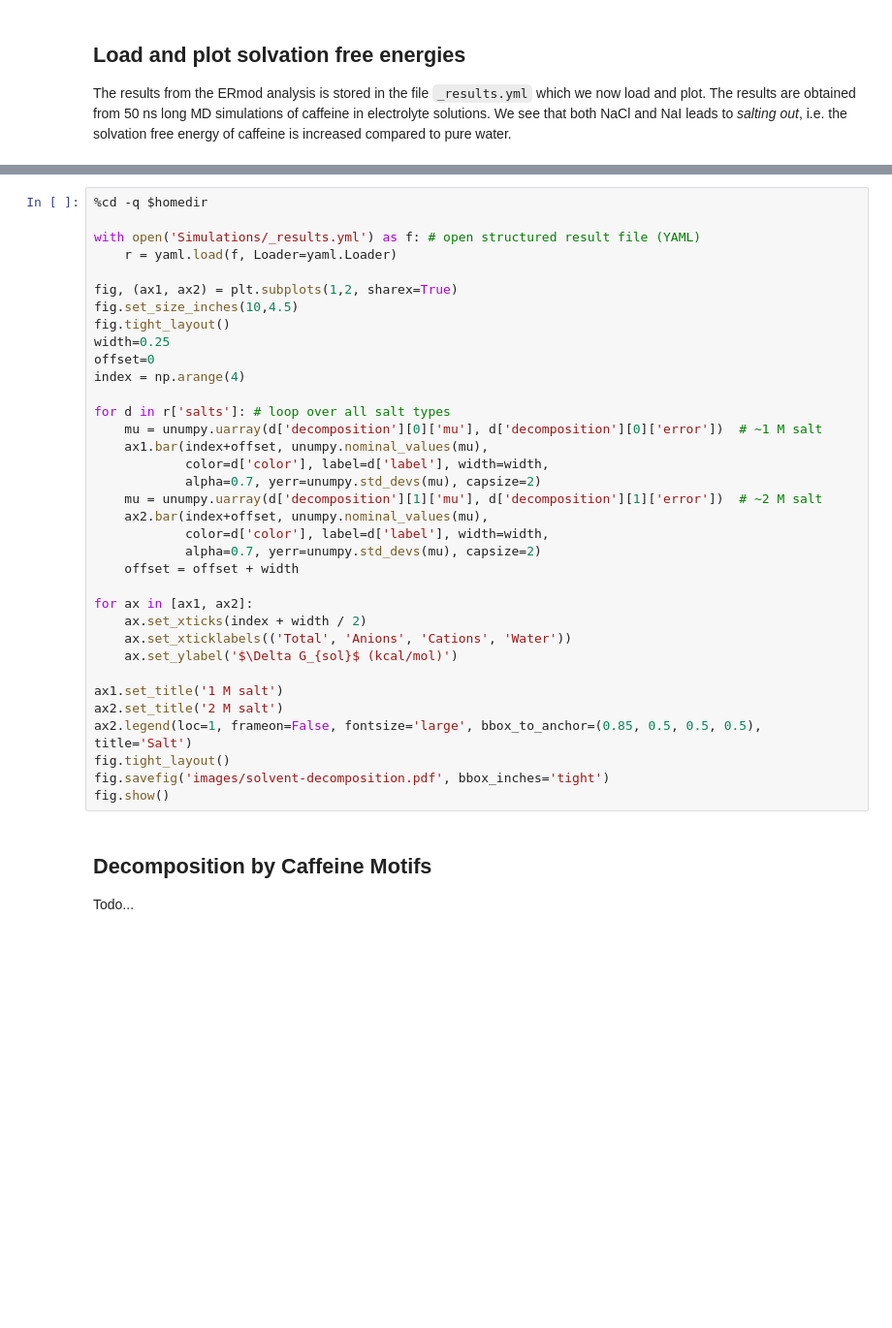
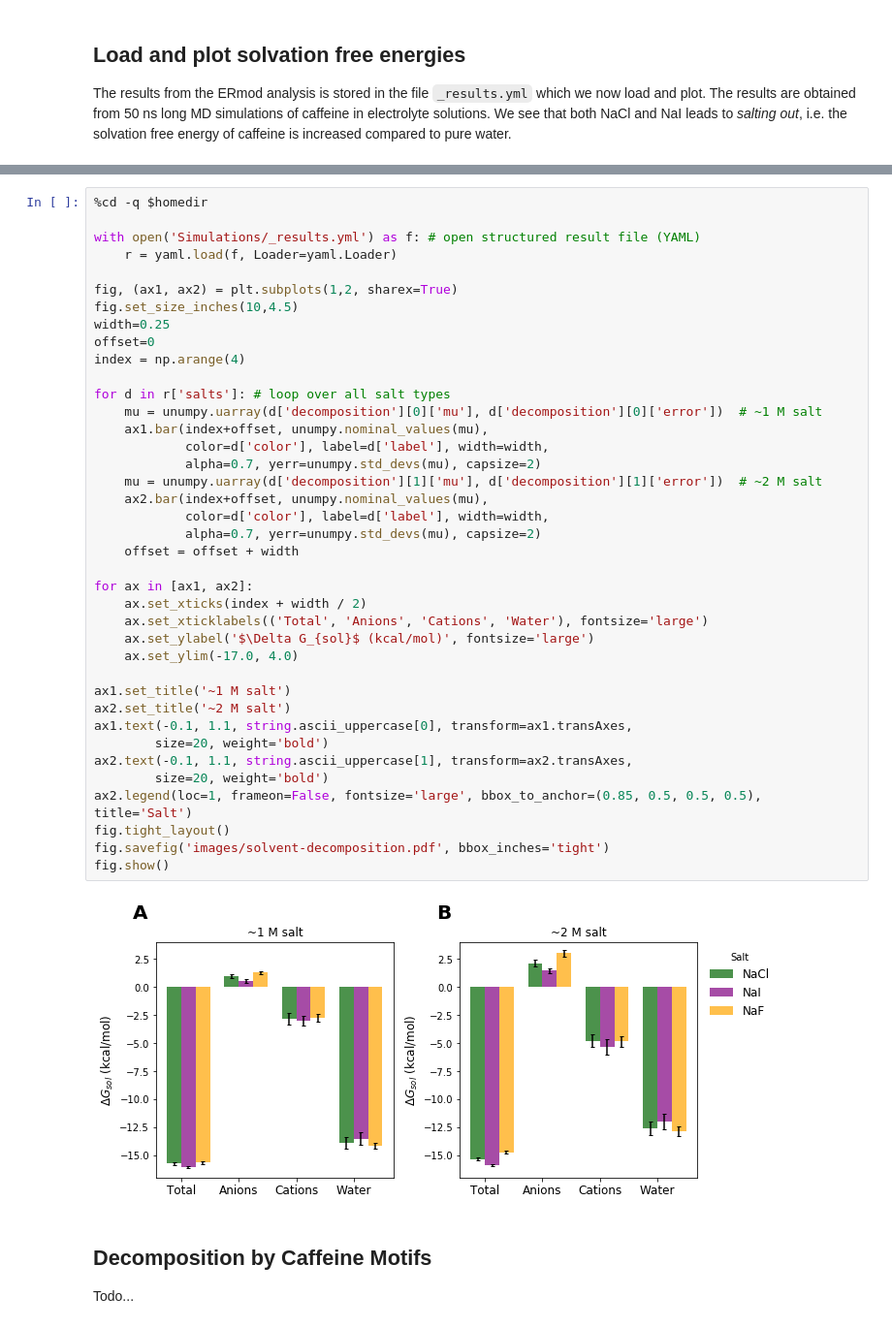
Before and after one commit to SHervoe-Hansen/Caffeine_solubility, a Jupyter notebook: Caffeine_solubility.ipynb, the cells around one changed output, grey strips where cells are left out. Shown at 97% size. Saved outputs shown, nothing was run; the diff lists cells and outputs as text; blank space fills up the shorter version.

```diff
--- a/Caffeine_solubility.ipynb
+++ b/Caffeine_solubility.ipynb
@@ -574,38 +578,44 @@ fig.show()
 # %%
 %cd -q $homedir
 
 with open('Simulations/_results.yml') as f: # open structured result file (YAML)
     r = yaml.load(f, Loader=yaml.Loader)
 
 fig, (ax1, ax2) = plt.subplots(1,2, sharex=True)
 fig.set_size_inches(10,4.5)
-fig.tight_layout()
 width=0.25
 offset=0
 index = np.arange(4)
 
 for d in r['salts']: # loop over all salt types
     mu = unumpy.uarray(d['decomposition'][0]['mu'], d['decomposition'][0]['error'])  # ~1 M salt
     ax1.bar(index+offset, unumpy.nominal_values(mu),
             color=d['color'], label=d['label'], width=width,
             alpha=0.7, yerr=unumpy.std_devs(mu), capsize=2)
     mu = unumpy.uarray(d['decomposition'][1]['mu'], d['decomposition'][1]['error'])  # ~2 M salt
     ax2.bar(index+offset, unumpy.nominal_values(mu),
             color=d['color'], label=d['label'], width=width,
             alpha=0.7, yerr=unumpy.std_devs(mu), capsize=2)
     offset = offset + width
 
 for ax in [ax1, ax2]:
     ax.set_xticks(index + width / 2)
-    ax.set_xticklabels(('Total', 'Anions', 'Cations', 'Water'))
-    ax.set_ylabel('$\Delta G_{sol}$ (kcal/mol)')
+    ax.set_xticklabels(('Total', 'Anions', 'Cations', 'Water'), fontsize='large')
+    ax.set_ylabel('$\Delta G_{sol}$ (kcal/mol)', fontsize='large')
+    ax.set_ylim(-17.0, 4.0)
 
-ax1.set_title('1 M salt')
-ax2.set_title('2 M salt')
+ax1.set_title('~1 M salt')
+ax2.set_title('~2 M salt')
+ax1.text(-0.1, 1.1, string.ascii_uppercase[0], transform=ax1.transAxes,
+        size=20, weight='bold')
+ax2.text(-0.1, 1.1, string.ascii_uppercase[1], transform=ax2.transAxes,
+        size=20, weight='bold')
 ax2.legend(loc=1, frameon=False, fontsize='large', bbox_to_anchor=(0.85, 0.5, 0.5, 0.5), title='Salt')
 fig.tight_layout()
 fig.savefig('images/solvent-decomposition.pdf', bbox_inches='tight')
 fig.show()
+# %% [output]
+[figure, added]
 # %% [markdown]
 ## Decomposition by Caffeine Motifs
 
```
Also changed, not shown: parts of 12 cells of this notebook, 3 other files.
